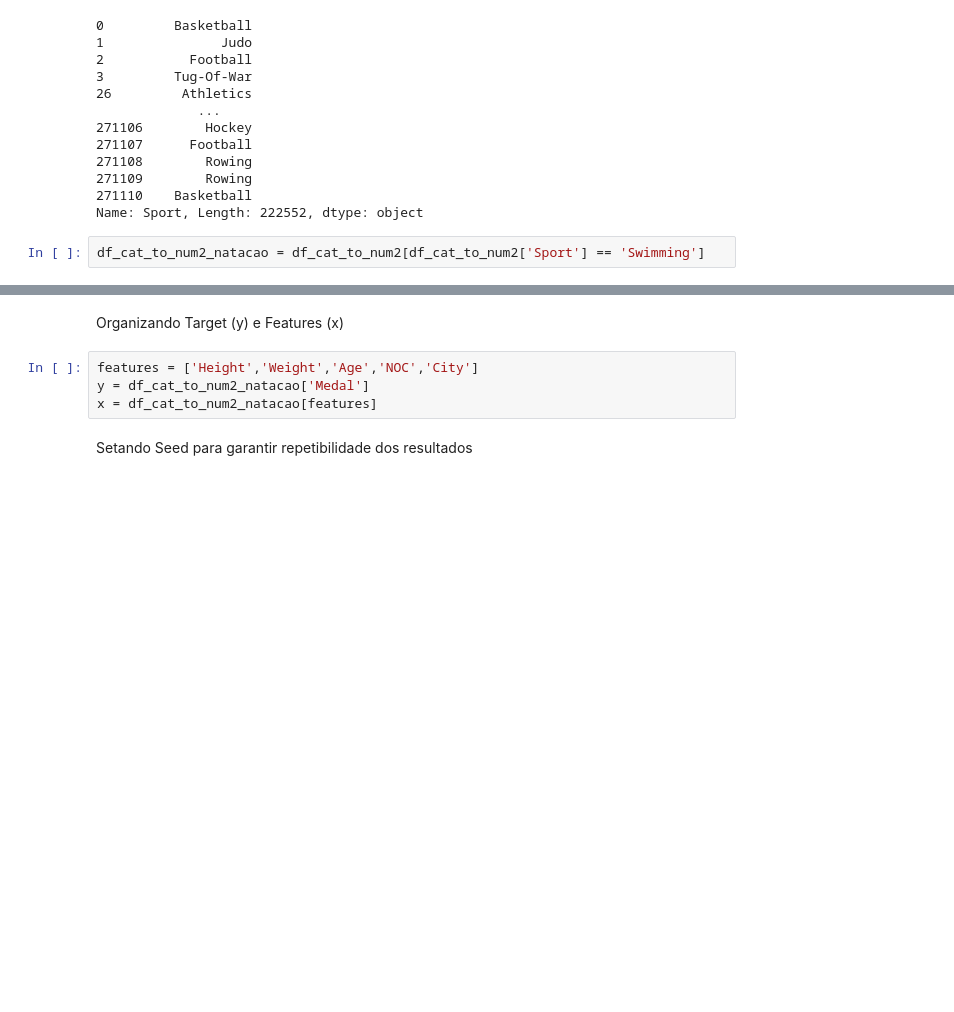
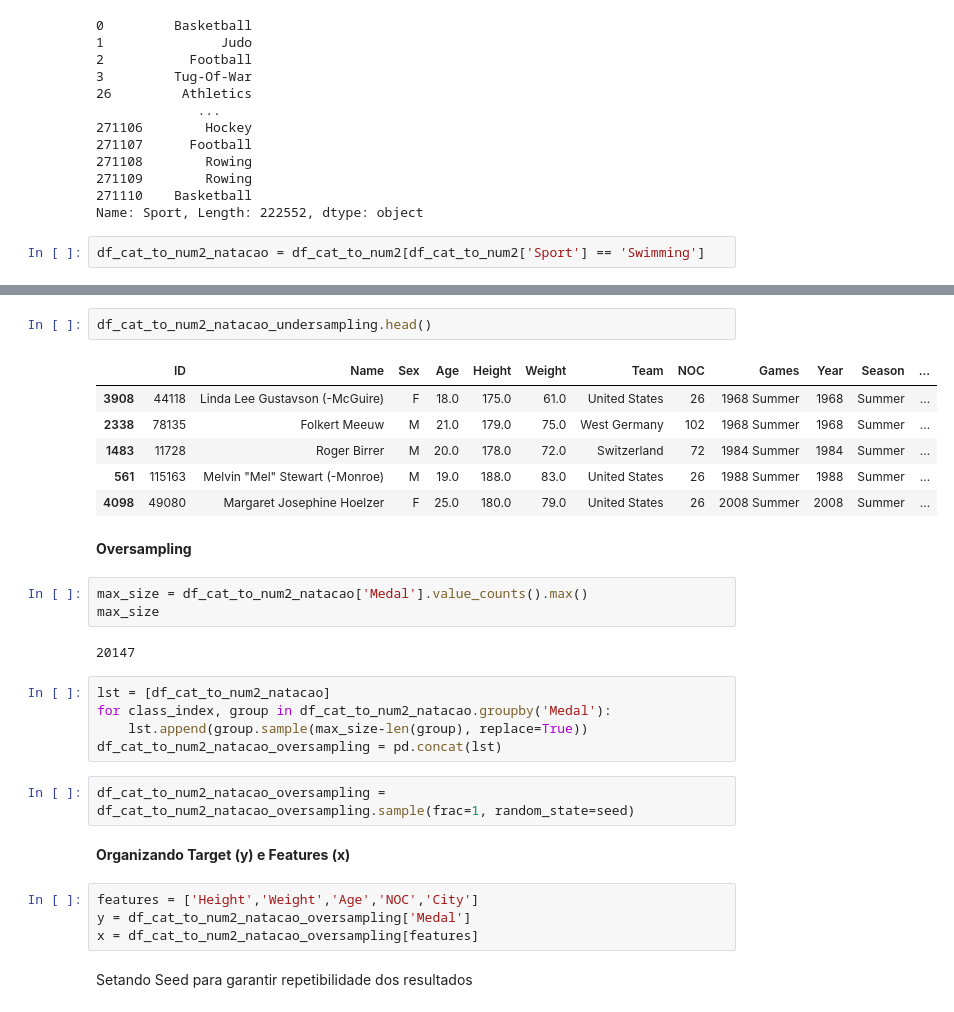
Before and after one commit to barbaracarnauba/repo_analise_dados_jogos_olimpicos, a Jupyter notebook: Analise_Dados_120_Anos_de_Historia_das_Olimpiadas.ipynb, the cells around one changed output, grey strips where cells are left out. Drawn from its saved outputs; the diff is of its cells as text; blank space fills up the shorter version.

```diff
--- a/Analise_Dados_120_Anos_de_Historia_das_Olimpiadas.ipynb
+++ b/Analise_Dados_120_Anos_de_Historia_das_Olimpiadas.ipynb
@@ -895,8 +933,31 @@ df_cat_to_num2_natacao = df_cat_to_num2[df_cat_to_num2['Sport'] == 'Swimming']
+# %%
+df_cat_to_num2_natacao_undersampling.head()
+# %% [output]
+|  | ID | Name | Sex | Age | Height | Weight | Team | NOC | Games | Year | Season | ... |
+| 3908 | 44118 | Linda Lee Gustavson (-McGuire) | F | 18.0 | 175.0 | 61.0 | United States | 26 | 1968 Summer | 1968 | Summer | ... |
+| 2338 | 78135 | Folkert Meeuw | M | 21.0 | 179.0 | 75.0 | West Germany | 102 | 1968 Summer | 1968 | Summer | ... |
+| 1483 | 11728 | Roger Birrer | M | 20.0 | 178.0 | 72.0 | Switzerland | 72 | 1984 Summer | 1984 | Summer | ... |
+| 561 | 115163 | Melvin "Mel" Stewart (-Monroe) | M | 19.0 | 188.0 | 83.0 | United States | 26 | 1988 Summer | 1988 | Summer | ... |
+| 4098 | 49080 | Margaret Josephine Hoelzer | F | 25.0 | 180.0 | 79.0 | United States | 26 | 2008 Summer | 2008 | Summer | ... |
+# %% [markdown]
+**Oversampling**
+# %%
+max_size = df_cat_to_num2_natacao['Medal'].value_counts().max()
+max_size
+# %% [output]
+20147
+# %%
+lst = [df_cat_to_num2_natacao]
+for class_index, group in df_cat_to_num2_natacao.groupby('Medal'):
+    lst.append(group.sample(max_size-len(group), replace=True))
+df_cat_to_num2_natacao_oversampling = pd.concat(lst)
+# %%
+df_cat_to_num2_natacao_oversampling = df_cat_to_num2_natacao_oversampling.sample(frac=1, random_state=seed)
 # %% [markdown]
-Organizando Target (y) e Features (x)
+**Organizando Target (y) e Features (x)**
 # %%
 features = ['Height','Weight','Age','NOC','City']
-y = df_cat_to_num2_natacao['Medal']
-x = df_cat_to_num2_natacao[features]
+y = df_cat_to_num2_natacao_oversampling['Medal']
+x = df_cat_to_num2_natacao_oversampling[features]
 # %% [markdown]
 Setando Seed para garantir repetibilidade dos resultados
```
Also changed, not shown: parts of 20 cells of this notebook.
